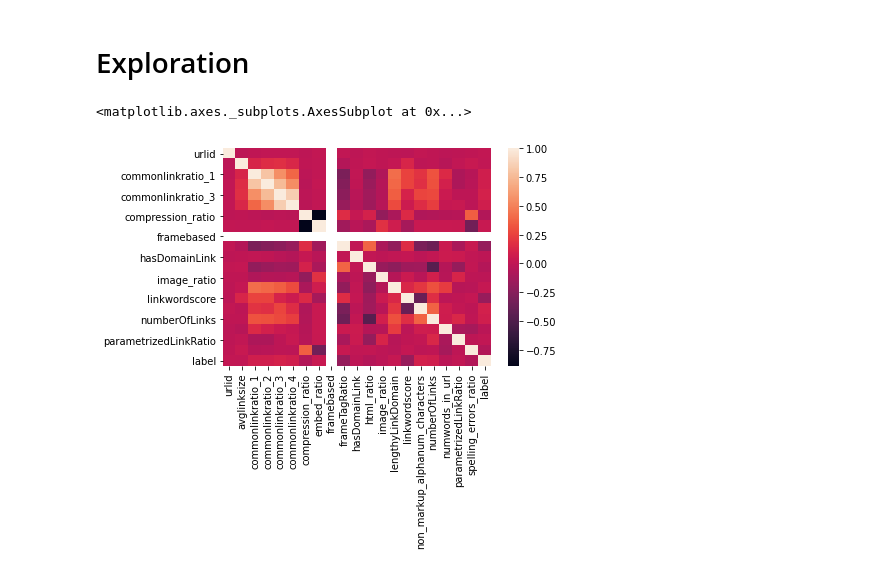
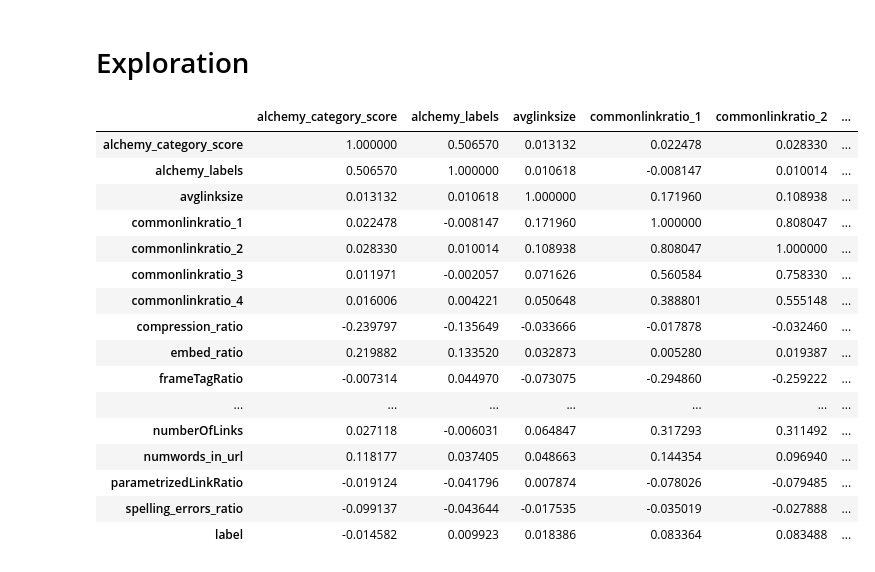
Before and after one commit to AmbiTyga/Task-Stylumia, a Jupyter notebook: EDA.ipynb, the cells around one changed output. Saved outputs shown, nothing was run; the diff lists cells and outputs as text; code cells hidden in the pictures.

```diff
--- a/EDA.ipynb
+++ b/EDA.ipynb
@@ -131,5 +167,20 @@ test = item[item['label'].isna()]
-# %%
-sns.heatmap(train.corr())
-# %% [output]
-<matplotlib.axes._subplots.AxesSubplot at 0x...>
-[figure, removed]
+# %%
+train.corr()
+# %% [output]
+|  | alchemy_category_score | alchemy_labels | avglinksize | commonlinkratio_1 | commonlinkratio_2 | ... |
+| alchemy_category_score | 1.000000 | 0.506570 | 0.013132 | 0.022478 | 0.028330 | ... |
+| alchemy_labels | 0.506570 | 1.000000 | 0.010618 | -0.008147 | 0.010014 | ... |
+| avglinksize | 0.013132 | 0.010618 | 1.000000 | 0.171960 | 0.108938 | ... |
+| commonlinkratio_1 | 0.022478 | -0.008147 | 0.171960 | 1.000000 | 0.808047 | ... |
+| commonlinkratio_2 | 0.028330 | 0.010014 | 0.108938 | 0.808047 | 1.000000 | ... |
+| commonlinkratio_3 | 0.011971 | -0.002057 | 0.071626 | 0.560584 | 0.758330 | ... |
+| commonlinkratio_4 | 0.016006 | 0.004221 | 0.050648 | 0.388801 | 0.555148 | ... |
+| compression_ratio | -0.239797 | -0.135649 | -0.033666 | -0.017878 | -0.032460 | ... |
+| embed_ratio | 0.219882 | 0.133520 | 0.032873 | 0.005280 | 0.019387 | ... |
+| frameTagRatio | -0.007314 | 0.044970 | -0.073075 | -0.294860 | -0.259222 | ... |
+| ... | ... | ... | ... | ... | ... | ... |
+| numberOfLinks | 0.027118 | -0.006031 | 0.064847 | 0.317293 | 0.311492 | ... |
+| numwords_in_url | 0.118177 | 0.037405 | 0.048663 | 0.144354 | 0.096940 | ... |
+| parametrizedLinkRatio | -0.019124 | -0.041796 | 0.007874 | -0.078026 | -0.079485 | ... |
+| spelling_errors_ratio | -0.099137 | -0.043644 | -0.017535 | -0.035019 | -0.027888 | ... |
+| label | -0.014582 | 0.009923 | 0.018386 | 0.083364 | 0.083488 | ... |
```
Also changed, not shown: parts of 12 cells of this notebook.
